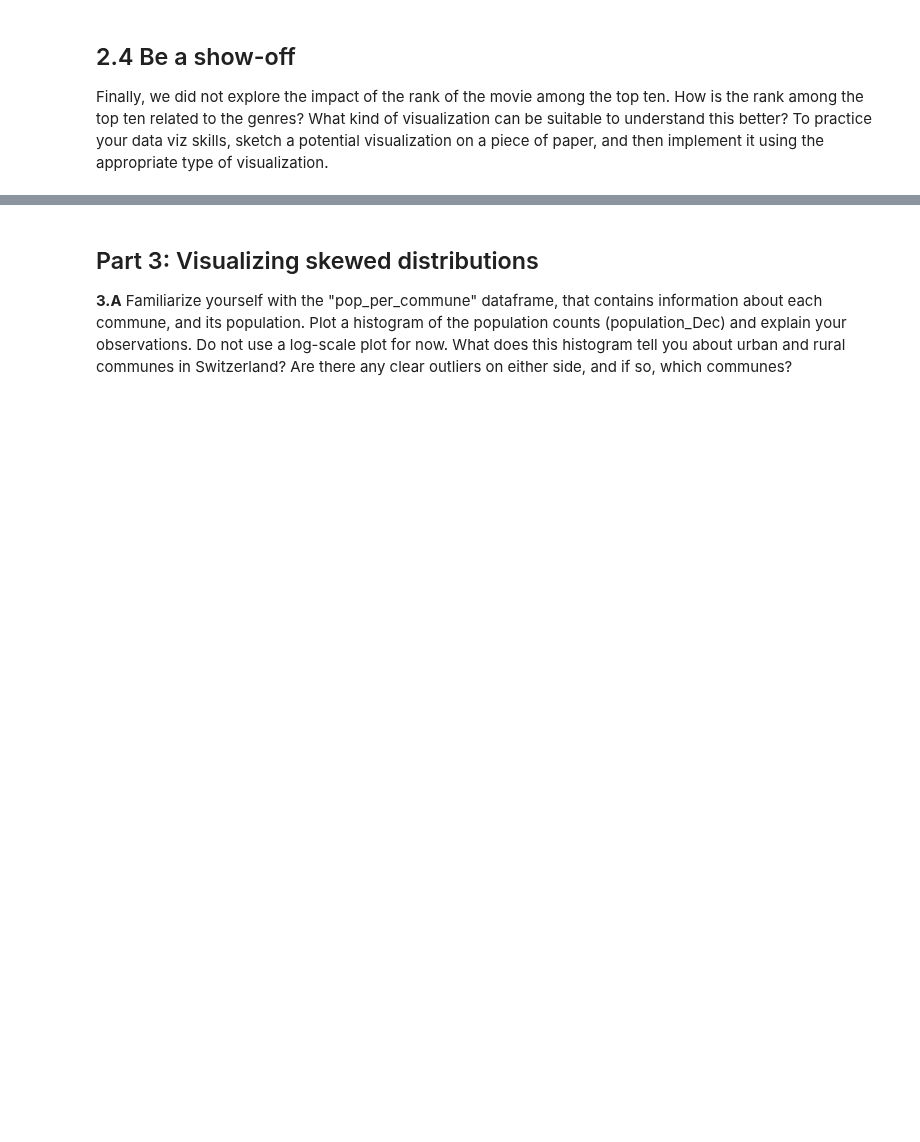
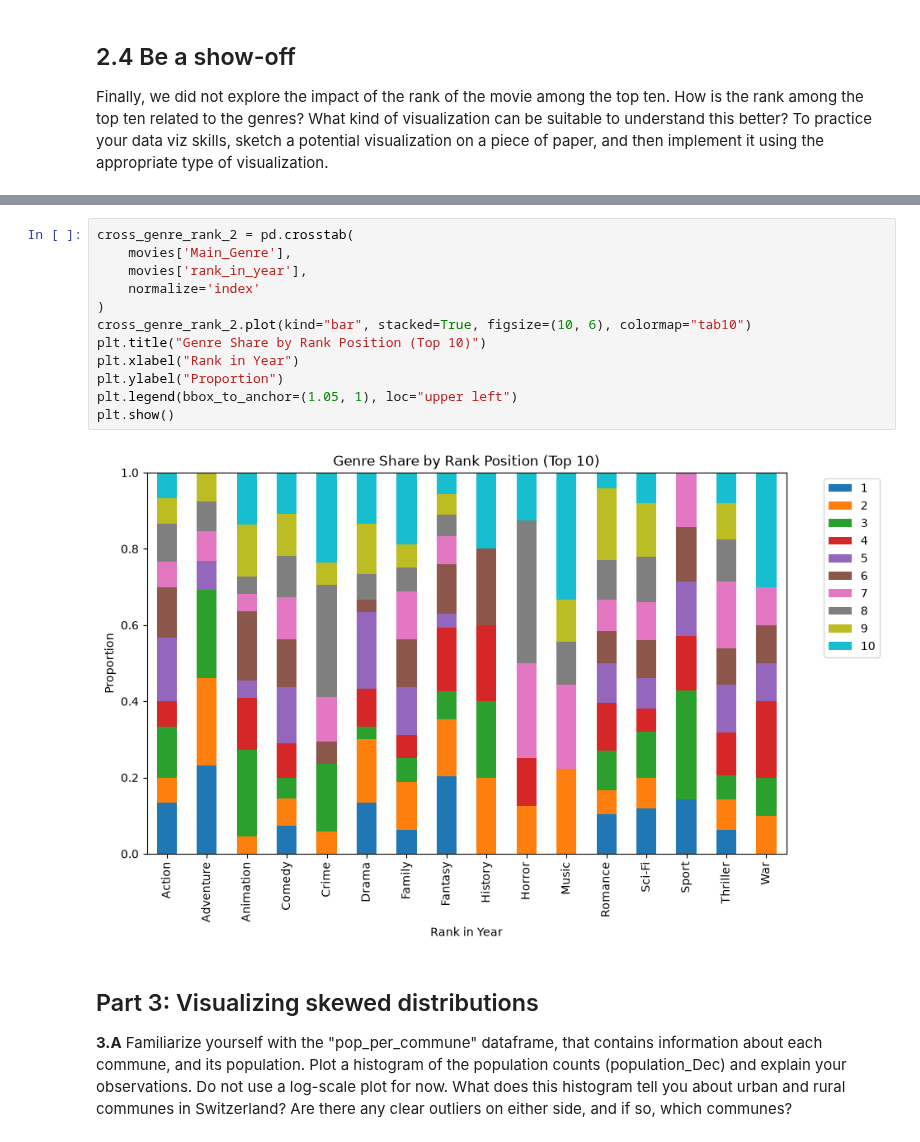
Before and after one commit to dimitripelgrin/ADA2026, a Jupyter notebook: Exercises/02 - Data viz and data from the web/Becoming a DataVizard exercise.ipynb, the cells around one changed output, grey strips where cells are left out. Saved outputs shown, nothing was run; the diff lists cells and outputs as text; blank space fills up the shorter version.

```diff
--- a/Exercises/02 - Data viz and data from the web/Becoming a DataVizard exercise.ipynb
+++ b/Exercises/02 - Data viz and data from the web/Becoming a DataVizard exercise.ipynb
@@ -309,3 +318,17 @@ Finally, we did not explore the impact of the rank of the movie among the top te
+# %%
+cross_genre_rank_2 = pd.crosstab(
+    movies['Main_Genre'],
+    movies['rank_in_year'],
+    normalize='index'
+)
+cross_genre_rank_2.plot(kind="bar", stacked=True, figsize=(10, 6), colormap="tab10")
+plt.title("Genre Share by Rank Position (Top 10)")
+plt.xlabel("Rank in Year")
+plt.ylabel("Proportion")
+plt.legend(bbox_to_anchor=(1.05, 1), loc="upper left")
+plt.show()
+# %% [output]
+[figure, added]
 # %% [markdown]
 ## Part 3: Visualizing skewed distributions
 
```
Also changed, not shown: parts of 13 cells of this notebook.
